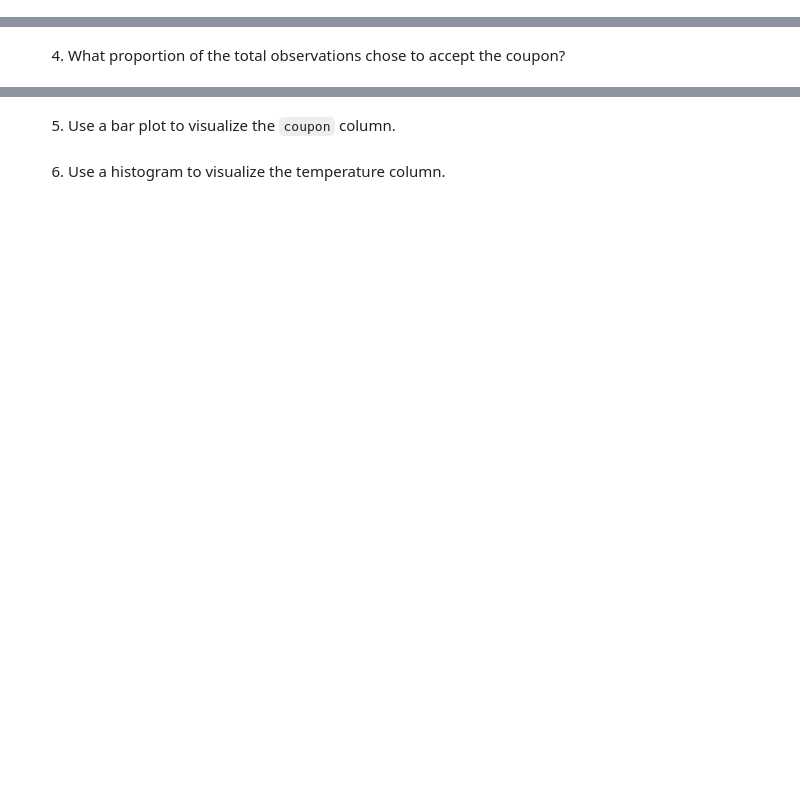
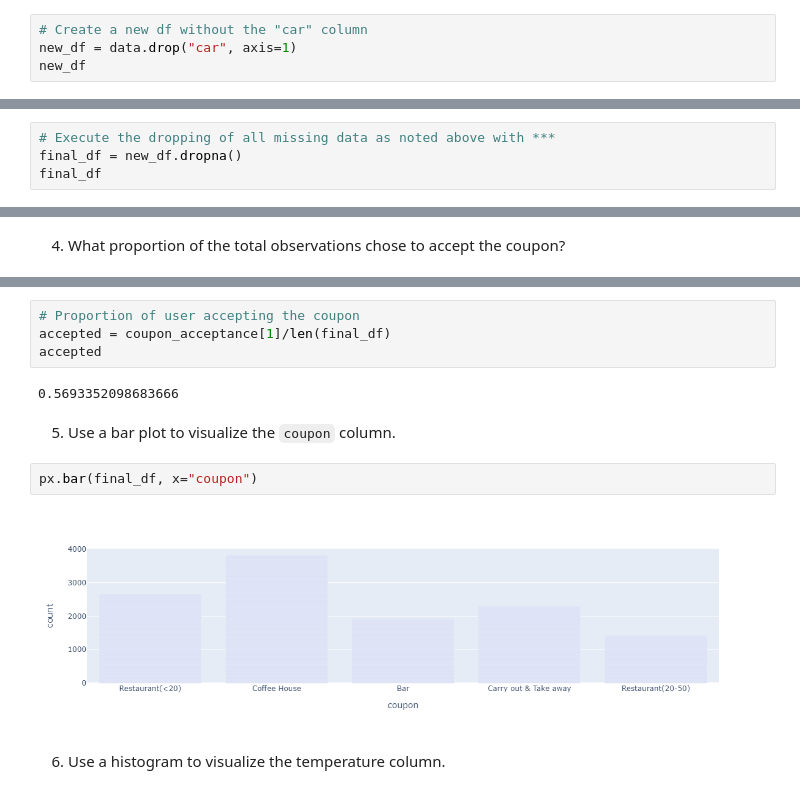
Before and after one commit to kfmatovic716/DRIVER-COUPONS---Practical-Application-1, a Jupyter notebook: prompt.ipynb, the cells around one changed output, grey strips where cells are left out. Cells and saved outputs as stored; diff of their text form; blank space fills up the shorter version.

Commit message:
Finish data clean up, start visuals and analysis

```diff
--- a/prompt.ipynb
+++ b/prompt.ipynb
@@ -236,2 +318,6 @@ Name: Bar, dtype: int64
 # %% [markdown]
 3. Decide what to do about your missing data -- drop, replace, other...
+# %%
+# Create a new df without the "car" column
+new_df = data.drop("car", axis=1)
+new_df
@@ -237,0 +351,4 @@ Name: Bar, dtype: int64
+# %%
+# Execute the dropping of all missing data as noted above with ***
+final_df = new_df.dropna()
+final_df
@@ -240,4 +410,14 @@ Name: Bar, dtype: int64
+# %%
+# Proportion of user accepting the coupon
+accepted = coupon_acceptance[1]/len(final_df)
+accepted
+# %% [output]
+0.5693352098683666
 # %% [markdown]
 5. Use a bar plot to visualize the `coupon` column.
+# %%
+px.bar(final_df, x="coupon")
+# %% [output]
+[figure, added]
 # %% [markdown]
 6. Use a histogram to visualize the temperature column.
```
Also changed, not shown: parts of 30 cells of this notebook.
